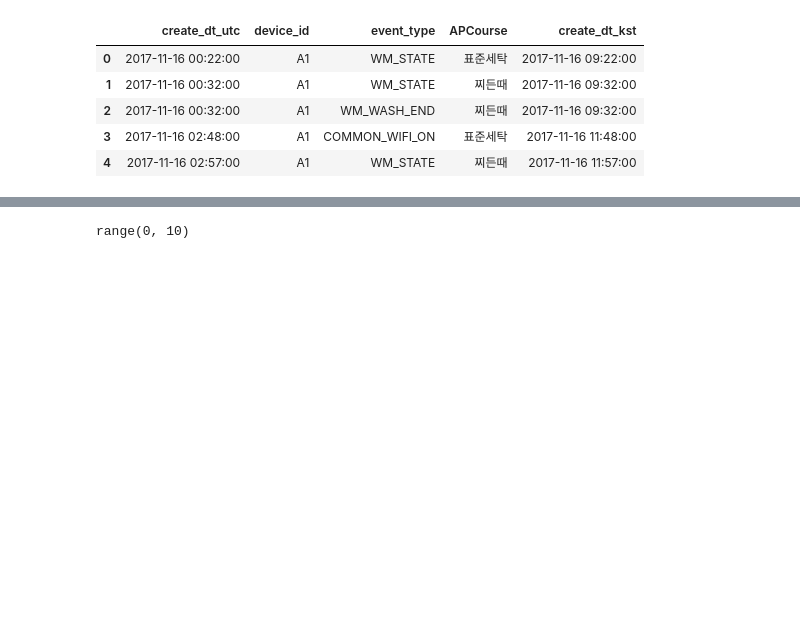
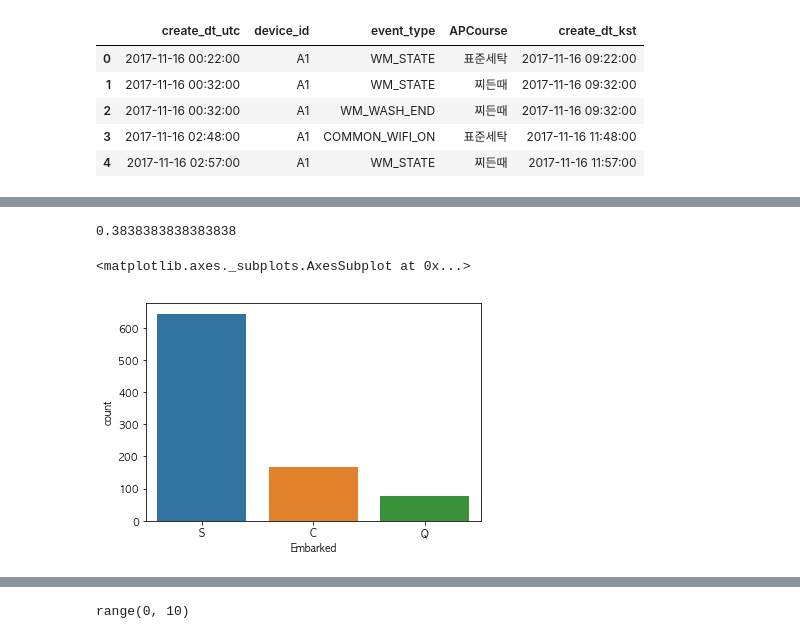
Before and after one commit to CodingSta/demo-201810-lge, a Jupyter notebook: 파이썬강의.ipynb, the cells around one changed output, grey strips where cells are left out. Drawn from its saved outputs; the diff is of its cells as text; code cells hidden in the pictures; blank space fills up the shorter version.

```diff
--- a/파이썬강의.ipynb
+++ b/파이썬강의.ipynb
@@ -2169,0 +2172,5 @@ df_washer.groupby(['device_id', 'APCourse']).size().unstack(fill_value=0)
+# %%
+df_train = pd.read_csv('LG_Python_Lecture_for_student_181010/3/data/titanic/titanic_train.csv',
+                                    index_col='PassengerId')
+print(df_train.shape)
+df_train.head()
@@ -2169,0 +2200,4 @@ df_washer.groupby(['device_id', 'APCourse']).size().unstack(fill_value=0)
+# %%
+df_train['Survived'].mean()  # 평균 ==> 생존율
+# %% [output]
+0.3838383838383838
@@ -2169,0 +2208,5 @@ df_washer.groupby(['device_id', 'APCourse']).size().unstack(fill_value=0)
+# %%
+sns.countplot('Embarked', data=df_train)
+# %% [output]
+<matplotlib.axes._subplots.AxesSubplot at 0x...>
+[figure, added]
```
Also changed, not shown: parts of 14 cells of this notebook.
